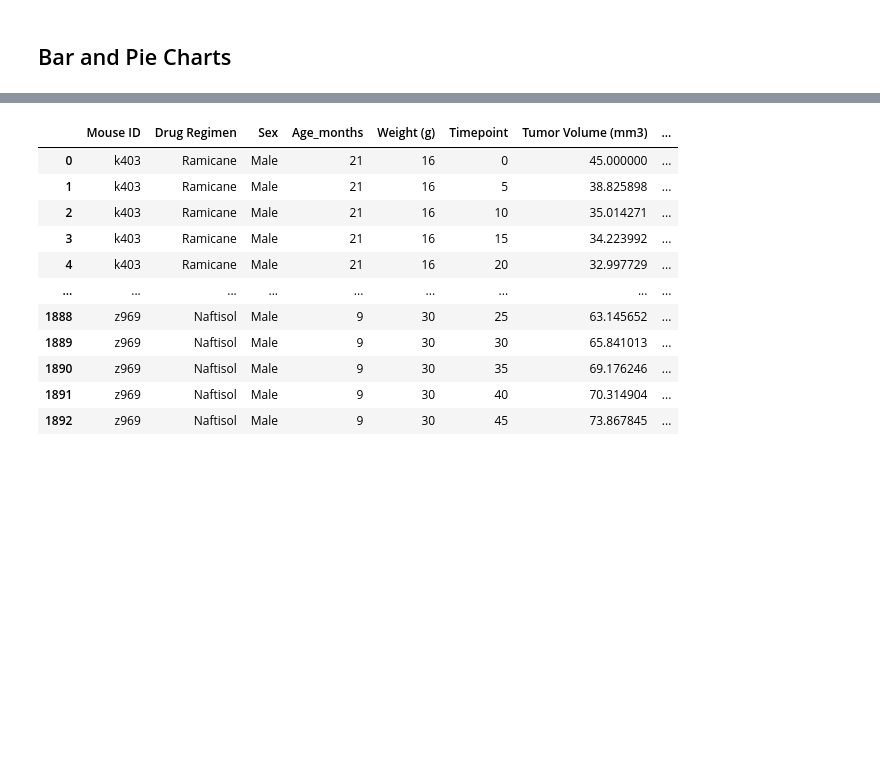
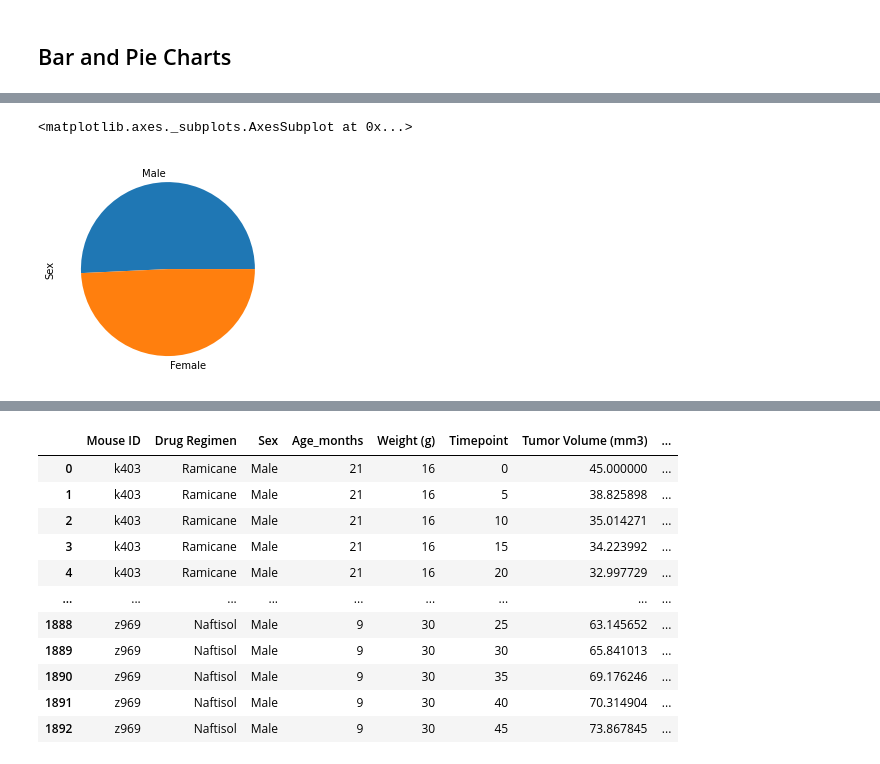
Before and after one commit to Carly-Jane/Matplotlib_Homework_Carly_Wieland, a Jupyter notebook: pymaceuticals_starter.ipynb, the cells around one changed output, grey strips where cells are left out. Drawn from its saved outputs; the diff is of its cells as text; code cells hidden in the pictures; blank space fills up the shorter version.

```diff
--- a/pymaceuticals_starter.ipynb
+++ b/pymaceuticals_starter.ipynb
@@ -111,0 +130,5 @@ study_data_complete_clean_summary.round(2)
+# %%
+study_data_complete_clean['Sex'].value_counts().plot(kind='pie')
+# %% [output]
+<matplotlib.axes._subplots.AxesSubplot at 0x...>
+[figure, added]
```
Also changed, not shown: parts of 11 cells of this notebook.
